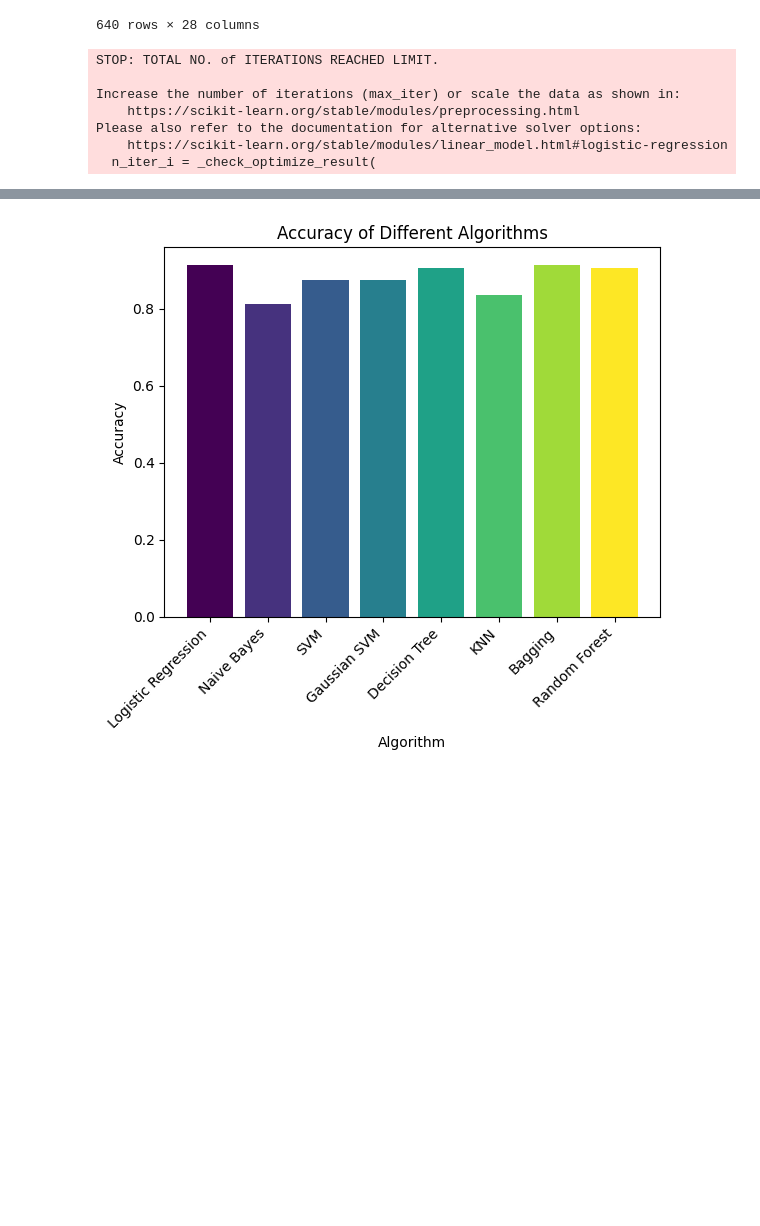
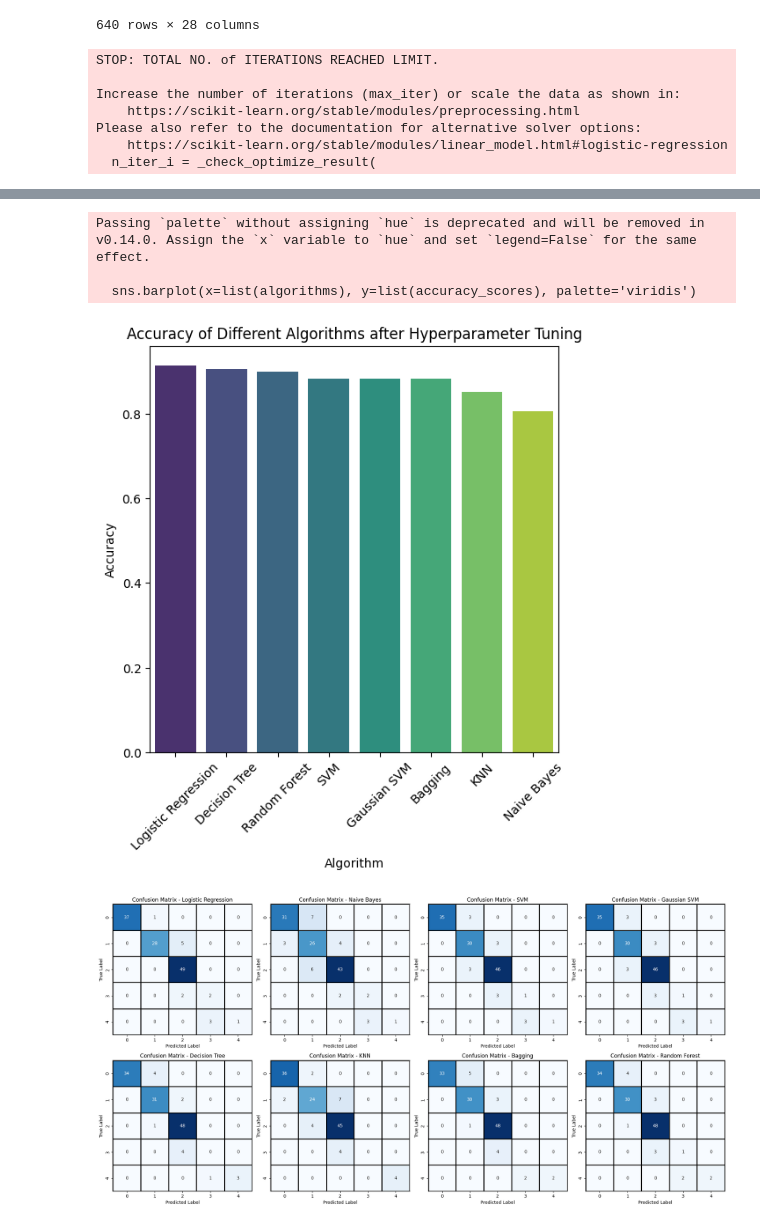
Before and after one commit to tariqrasheed172001/Prediction-of-Depression-levels., a Jupyter notebook: Model_building.ipynb, the cells around one changed output, grey strips where cells are left out. Saved outputs shown, nothing was run; the diff lists cells and outputs as text; code cells hidden in the pictures; blank space fills up the shorter version.

```diff
--- a/Model_building.ipynb
+++ b/Model_building.ipynb
@@ -55,7 +56,6 @@ X_scaled = scaler.fit_transform(X)
 # Split the data into training and testing sets
 X_train, X_test, y_train, y_test = train_test_split(X_scaled, kmeans_labels, test_size=0.2, random_state=42)
 # %%
-
 # X_train and X_test are our training and testing feature matrices, respectively
 
 # Initialize PCA with desired number of components
@@ -83,6 +83,7 @@ classifiers = {
 # Placeholder dictionaries to store accuracies and F1 scores
 accuracies = {}
 f1_scores = {}
+conf_matrices = []
 
 # Train and evaluate each classifier
 for name, clf in classifiers.items():
@@ -96,15 +97,51 @@ for name, clf in classifiers.items():
     accuracy = accuracy_score(y_test, y_pred)
     f1 = f1_score(y_test, y_pred, average='weighted')
 
+    # Calculate confusion matrix
+    cm = confusion_matrix(y_test, y_pred)
+
     # Store the results
     accuracies[name] = accuracy
     f1_scores[name] = f1
+    conf_matrices.append((name, cm))
 
     # Print results
     print(f"{name}:")
     print(f"Accuracy: {accuracy:.4f}")
     print(f"F1 Score: {f1:.4f}")
     print()
+
+# Plotting accuracy vs algorithm name bar plot
+accuracy_list = [(name, acc) for name, acc in accuracies.items()]
+accuracy_list.sort(key=lambda x: x[1], reverse=True)
+algorithms, accuracy_scores = zip(*accuracy_list)
+
+plt.figure(figsize=(6, 6))
+sns.barplot(x=list(algorithms), y=list(accuracy_scores), palette='viridis')
+plt.xlabel('Algorithm')
+plt.ylabel('Accuracy')
+plt.title('Accuracy of Different Algorithms after Hyperparameter Tuning')
+plt.xticks(rotation=45)
+plt.show()
+
+# Plotting confusion matrices side by side with borders
+num_classifiers = len(classifiers)
+fig, axes = plt.subplots(2, (num_classifiers + 1) // 2, figsize=(20, 10))
+
+for (name, cm), ax in zip(conf_matrices, axes.flatten()):
+    sns.heatmap(cm, annot=True, fmt='d', cmap='Blues', cbar=False, ax=ax, linewidths=1, linecolor='black')
+    ax.set_title(f'Confusion Matrix - {name}')
+    ax.set_xlabel('Predicted Label')
+    ax.set_ylabel('True Label')
+    # Add border
+    for _, spine in ax.spines.items():
+        spine.set_visible(True)
+        spine.set_color('black')
+        spine.set_linewidth(1.5)
+
+# Adjust layout to avoid overlapping
+plt.tight_layout()
+plt.show()
 # %% [output]
 STOP: TOTAL NO. of ITERATIONS REACHED LIMIT.
 
@@ -133,19 +170,5 @@ F1 Score: 0.8790
+Passing `palette` without assigning `hue` is deprecated and will be removed in v0.14.0. Assign the `x` variable to `hue` and set `legend=False` for the same effect.
+
+  sns.barplot(x=list(algorithms), y=list(accuracy_scores), palette='viridis')
+[figure, added]
+[figure, added]
-# %%
-# Plotting accuracy vs algorithm
-fig, ax = plt.subplots()
-
-algorithms = list(accuracies.keys())
-accuracy_values = list(accuracies.values())
-
-# Generate a list of colors
-colors = plt.cm.viridis(np.linspace(0, 1, len(algorithms)))
-
-ax.bar(algorithms, accuracy_values, color=colors)
-
-ax.set_ylabel('Accuracy')
-ax.set_xlabel('Algorithm')
-ax.set_title('Accuracy of Different Algorithms')
-plt.xticks(rotation=45, ha='right')  # Rotate the x-axis labels for better readability
-plt.show()
-# %% [output]
-[figure, removed]
```
Also changed, not shown: parts of 6 cells of this notebook.
